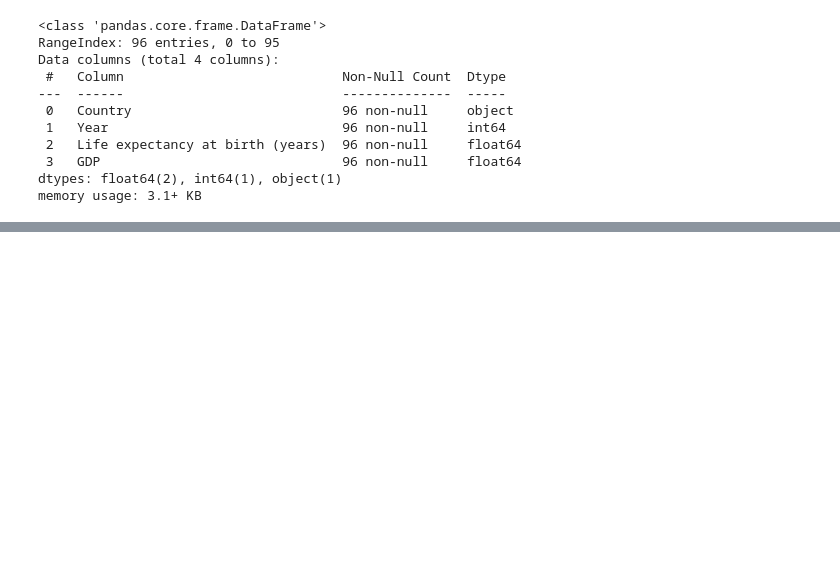
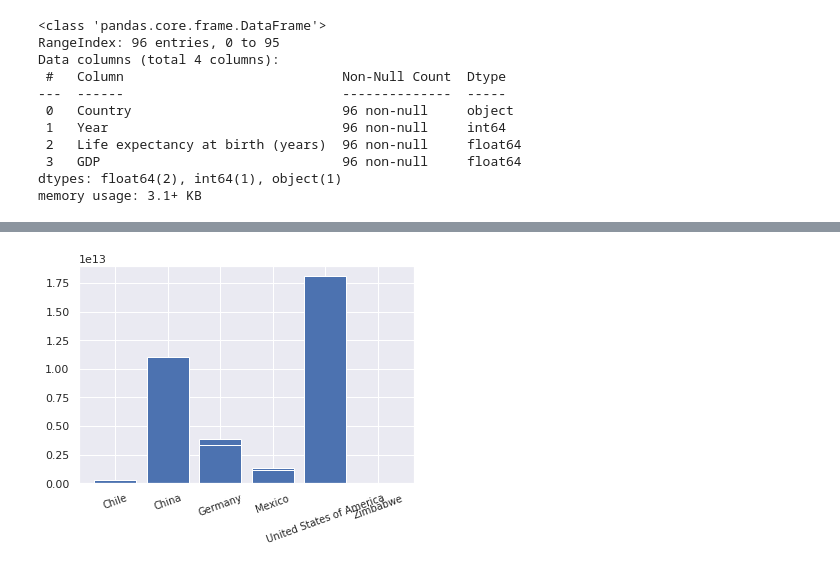
Before and after one commit to RhoGitHub754/Life-Expectancy-and-GDP, a Jupyter notebook: life_expectancy_gdp.ipynb, the cells around one changed output, grey strips where cells are left out. Cells and saved outputs as stored; diff of their text form; code cells hidden in the pictures; blank space fills up the shorter version.

```diff
--- a/life_expectancy_gdp.ipynb
+++ b/life_expectancy_gdp.ipynb
@@ -63,0 +110,6 @@ df.describe()
+# %%
+plt.bar(df.Country, df.GDP)
+plt.xticks(rotation = (20), fontsize = 10)
+plt.show()
+# %% [output]
+[figure, added]
```
Also changed, not shown: parts of 13 cells of this notebook.
